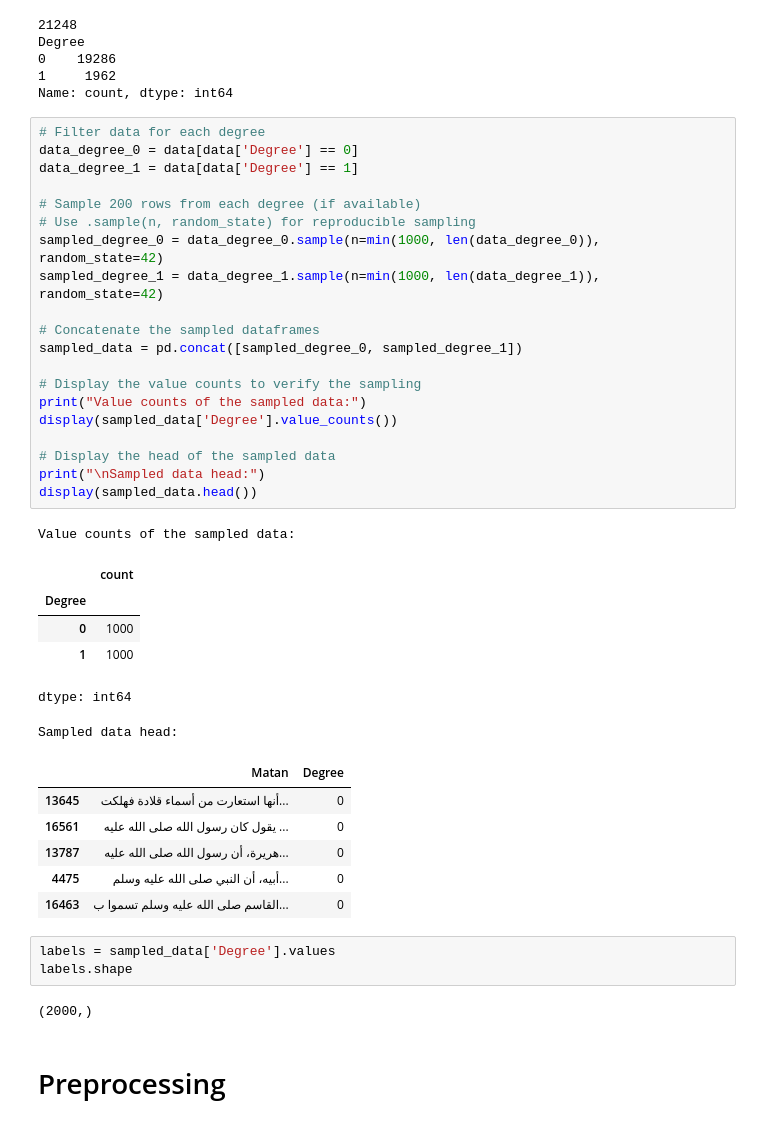
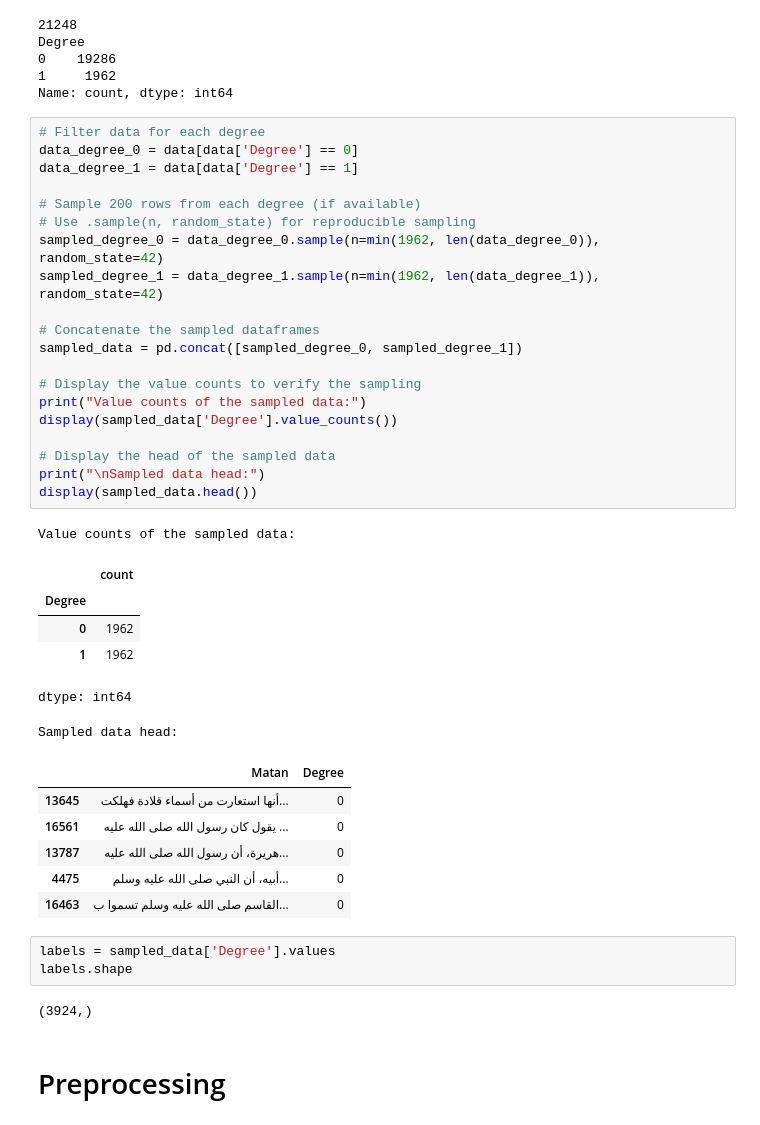
Before and after one commit to MuhammadHelmyOmar/Hadith, a Jupyter notebook: bow_featuring.ipynb, the cells around one changed output. Cells and saved outputs as stored; diff of their text form.

```diff
--- a/bow_featuring.ipynb
+++ b/bow_featuring.ipynb
@@ -42,29 +42,29 @@ Name: count, dtype: int64
 # %%
 # Filter data for each degree
 data_degree_0 = data[data['Degree'] == 0]
 data_degree_1 = data[data['Degree'] == 1]
 
 # Sample 200 rows from each degree (if available)
 # Use .sample(n, random_state) for reproducible sampling
-sampled_degree_0 = data_degree_0.sample(n=min(1000, len(data_degree_0)), random_state=42)
-sampled_degree_1 = data_degree_1.sample(n=min(1000, len(data_degree_1)), random_state=42)
+sampled_degree_0 = data_degree_0.sample(n=min(1962, len(data_degree_0)), random_state=42)
+sampled_degree_1 = data_degree_1.sample(n=min(1962, len(data_degree_1)), random_state=42)
 
 # Concatenate the sampled dataframes
 sampled_data = pd.concat([sampled_degree_0, sampled_degree_1])
 
 # Display the value counts to verify the sampling
 print("Value counts of the sampled data:")
 display(sampled_data['Degree'].value_counts())
 
 # Display the head of the sampled data
 print("\nSampled data head:")
 display(sampled_data.head())
 # %% [output]
 Value counts of the sampled data:
 |  | count |
 | Degree |  |
-| 0 | 1000 |
-| 1 | 1000 |
+| 0 | 1962 |
+| 1 | 1962 |
 dtype: int64
 Sampled data head:
 |  | Matan | Degree |
@@ -77,6 +77,6 @@ Sampled data head:
 labels = sampled_data['Degree'].values
 labels.shape
 # %% [output]
-(2000,)
+(3924,)
 # %% [markdown]
 # Preprocessing
```
Also changed, not shown: parts of 14 cells of this notebook.
